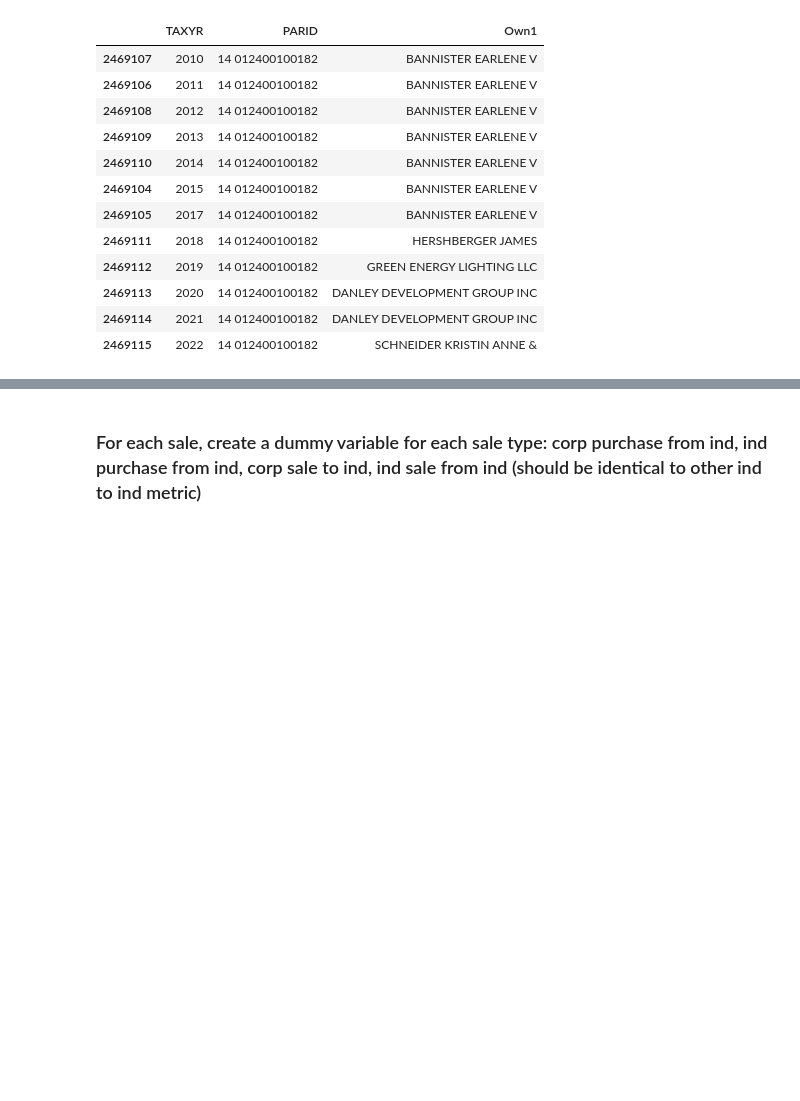
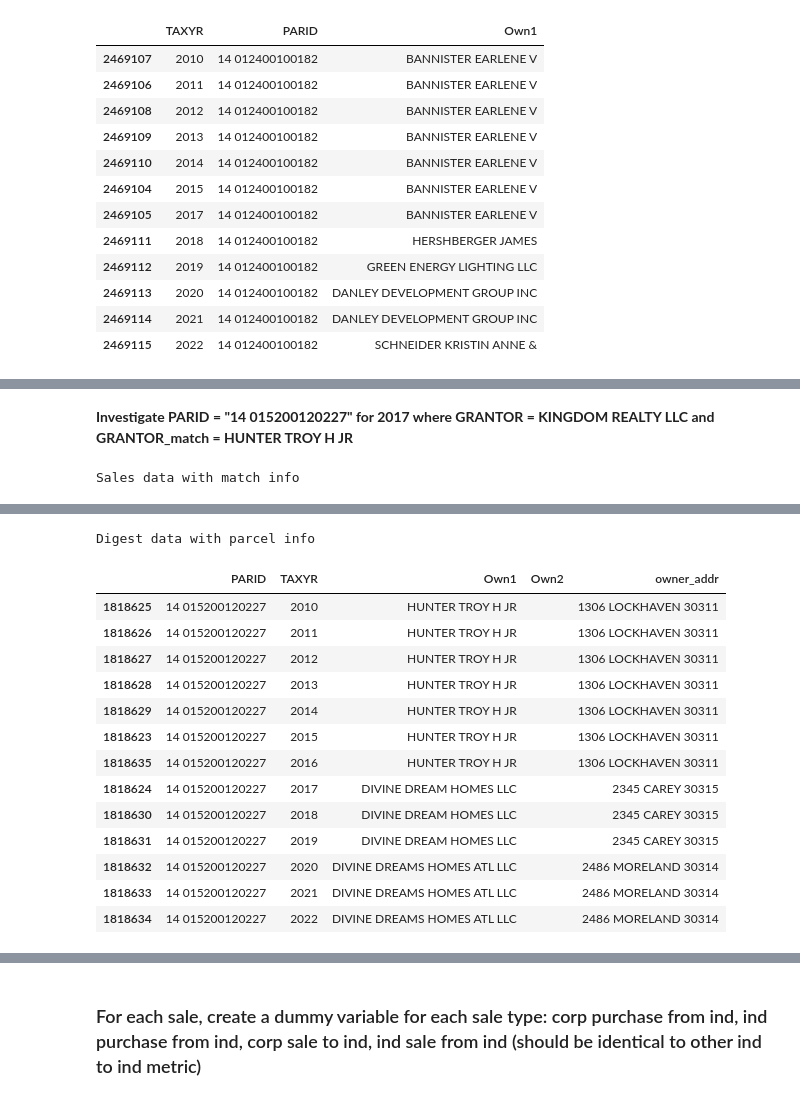
Before and after one commit to Nicholas-Polimeni/wealth-loss-sfr, a Jupyter notebook: analysis.ipynb, the cells around one changed output, grey strips where cells are left out. Drawn from its saved outputs; the diff is of its cells as text; code cells hidden in the pictures; blank space fills up the shorter version.

```diff
--- a/analysis.ipynb
+++ b/analysis.ipynb
@@ -526,0 +696,23 @@ This is a problem because we want the purchaser address for each sale to appropr
+# %% [markdown]
+**Investigate PARID = "14 015200120227" for 2017 where GRANTOR = KINGDOM REALTY LLC and GRANTOR_match = HUNTER TROY H JR**
+# %%
+def check_parid(parid: str):
+    # Where did we get the match from?
+    print("Sales data with match info")
+    display(fulton_sales_all[fulton_sales_all["PARID"] == parid][
+        [
+            "TAXYR", "PARID", "Saledt", "GRANTEE", "GRANTOR", "GRANTOR_match", "GRANTOR_exact",
+            "GRANTOR_single_sale", "GRANTOR_only_exact_name", "GRANTOR_match_addr", "SALES PRICE"
+        ]
+    ].sort_values(by="TAXYR"))
+    print("")
+    print("Digest data with parcel info")
+    display(digest_full_geo_nbhd[digest_full_geo_nbhd["PARID"] == parid][
+        [
+            "PARID", "TAXYR", "Own1", "Own2", "owner_addr"
+        ]
+    ].sort_values(by="TAXYR"))
+# %%
+check_parid("14 015200120227")
+# %% [output]
+Sales data with match info
@@ -526,0 +721,15 @@ This is a problem because we want the purchaser address for each sale to appropr
+Digest data with parcel info
+|  | PARID | TAXYR | Own1 | Own2 | owner_addr |
+| 1818625 | 14 015200120227 | 2010 | HUNTER TROY H JR |  | 1306 LOCKHAVEN 30311 |
+| 1818626 | 14 015200120227 | 2011 | HUNTER TROY H JR |  | 1306 LOCKHAVEN 30311 |
+| 1818627 | 14 015200120227 | 2012 | HUNTER TROY H JR |  | 1306 LOCKHAVEN 30311 |
+| 1818628 | 14 015200120227 | 2013 | HUNTER TROY H JR |  | 1306 LOCKHAVEN 30311 |
+| 1818629 | 14 015200120227 | 2014 | HUNTER TROY H JR |  | 1306 LOCKHAVEN 30311 |
+| 1818623 | 14 015200120227 | 2015 | HUNTER TROY H JR |  | 1306 LOCKHAVEN 30311 |
+| 1818635 | 14 015200120227 | 2016 | HUNTER TROY H JR |  | 1306 LOCKHAVEN 30311 |
+| 1818624 | 14 015200120227 | 2017 | DIVINE DREAM HOMES LLC |  | 2345 CAREY 30315 |
+| 1818630 | 14 015200120227 | 2018 | DIVINE DREAM HOMES LLC |  | 2345 CAREY 30315 |
+| 1818631 | 14 015200120227 | 2019 | DIVINE DREAM HOMES LLC |  | 2345 CAREY 30315 |
+| 1818632 | 14 015200120227 | 2020 | DIVINE DREAMS HOMES ATL LLC |  | 2486 MORELAND 30314 |
+| 1818633 | 14 015200120227 | 2021 | DIVINE DREAMS HOMES ATL LLC |  | 2486 MORELAND 30314 |
+| 1818634 | 14 015200120227 | 2022 | DIVINE DREAMS HOMES ATL LLC |  | 2486 MORELAND 30314 |
```
Also changed, not shown: parts of 73 cells of this notebook, 1 other file.
